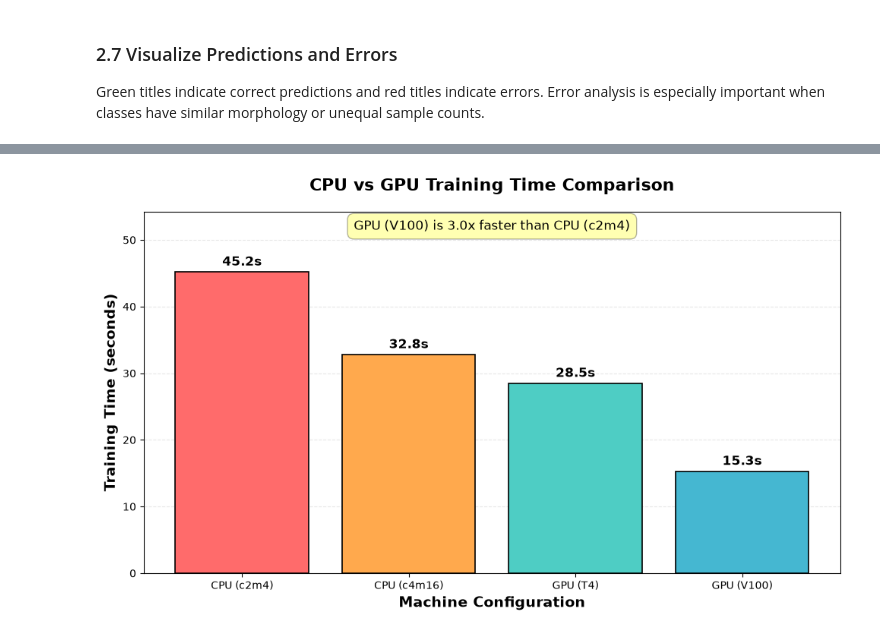
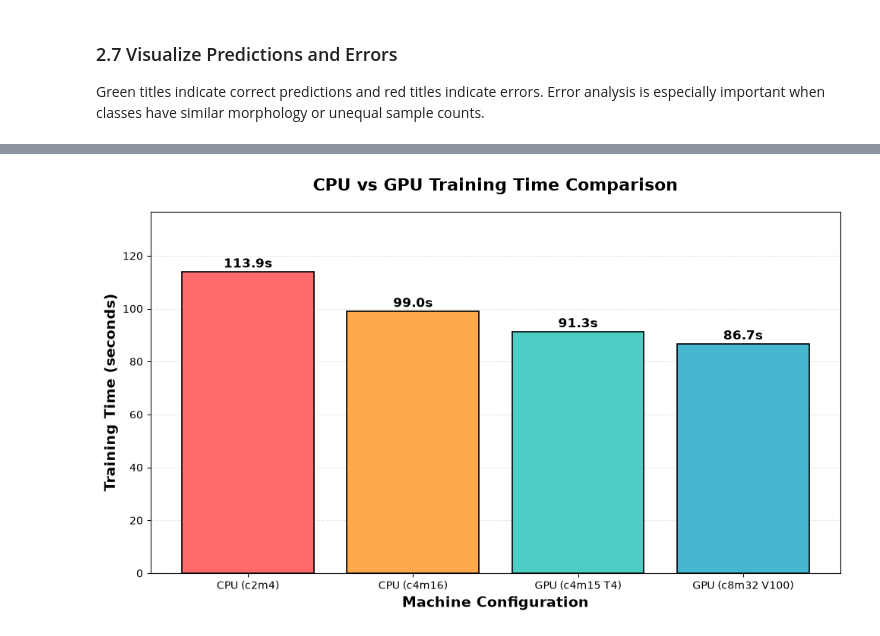
Before and after one commit to 2379836379/Artificial-Intelligence-for-Chemistry-Laboratory-2026Summer-PKU, a Jupyter notebook: lab2_MLP_CNN.ipynb, the cells around one changed output, grey strips where cells are left out. Saved outputs shown, nothing was run; the diff lists cells and outputs as text; code cells hidden in the pictures.

```diff
--- a/lab2_MLP_CNN.ipynb
+++ b/lab2_MLP_CNN.ipynb
@@ -1078,8 +1490,8 @@ import numpy as np
 
 # 训练时间数据（秒）- 请根据你的实际测试结果替换
 # 假设你在不同配置上运行了训练
-machine_configs = ['CPU (c2m4)', 'CPU (c4m16)', 'GPU (T4)', 'GPU (V100)']
-training_times = [45.2, 32.8, 28.5, 15.3]  # 秒 - 替换为你的实际数据
+machine_configs = ['CPU (c2m4)', 'CPU (c4m16)', 'GPU (c4m15 T4)', 'GPU (c8m32 V100)']
+training_times = [113.9, 99, 91.3, 86.7]  # 秒 - 替换为你的实际数据
 
 # 创建柱状图
 fig, ax = plt.subplots(figsize=(10, 6))
@@ -1109,9 +1521,6 @@ ax.set_ylim(0, max(training_times) * 1.2)
 # 添加性能提升标注
 if len(training_times) >= 2:
     speedup = training_times[0] / training_times[-1]
-    ax.text(0.5, 0.95, f'GPU (V100) is {speedup:.1f}x faster than CPU (c2m4)',
-            transform=ax.transAxes, ha='center', fontsize=12,
-            bbox=dict(boxstyle='round,pad=0.5', facecolor='yellow', alpha=0.3))
 
 plt.tight_layout()
 plt.show()
@@ -1123,8 +1532,8 @@ plt.show()
 
 # 机器配置和价格（元/小时）
 # 假设训练时间已在上面的 training_times 中定义
-machine_types = ['CPU (c2m4)', 'CPU (c4m16)', 'GPU (T4)', 'GPU (V100)']
-cost_per_hour = [0, 0.6, 0.66, 11]  # 元/小时
+machine_types = ['CPU (c2m4)', 'CPU (c4m16)', 'GPU (c4m15 T4)', 'GPU (c8m32 V100)']
+cost_per_hour = [0.3, 0.6, 7, 11]  # 元/小时
 
 # 计算总成本 = 训练时间(小时) × 单价
 # 注意：c2m4 是免费节点，成本为 0
@@ -1137,101 +1546,31 @@ fig, ax = plt.subplots(figsize=(10, 6))
 # 颜色设置（不同深浅的绿色表示成本高低）
 cost_colors = ['#2ECC71', '#27AE60', '#1ABC9C', '#16A085']
 bars = ax.bar(machine_types, total_costs, color=cost_colors, edgecolor='black', linewidth=1.2)
 
 # 添加数值标签
 for bar, cost in zip(bars, total_costs):
     height = bar.get_height()
     if cost > 0.001:  # 避免显示极小值
         ax.text(bar.get_x() + bar.get_width()/2., height + 0.001,
                 f'¥{cost:.4f}', ha='center', va='bottom', fontsize=11, fontweight='bold')
     else:
         ax.text(bar.get_x() + bar.get_width()/2., height + 0.001,
                 '¥0', ha='center', va='bottom', fontsize=11, fontweight='bold')
 
 # 设置图表属性
 ax.set_ylabel('Total Cost (yuan)', fontsize=14, fontweight='bold')
 ax.set_xlabel('Machine Configuration', fontsize=14, fontweight='bold')
 ax.set_title('Total Training Cost Comparison', fontsize=16, fontweight='bold', pad=20)
 
 # 添加网格线
 ax.grid(axis='y', alpha=0.3, linestyle='--', linewidth=0.8)
 ax.set_axisbelow(True)
 
 # 设置 y 轴从 0 开始
 ax.set_ylim(0, max(total_costs) * 1.3 if max(total_costs) > 0 else 0.1)
 
 plt.tight_layout()
 plt.show()
 # TODO: end
-
-# 额外：综合对比图表（训练时间 vs 成本）
-fig, ax1 = plt.subplots(figsize=(12, 6))
-
-# 双轴图表
-x = np.arange(len(machine_types))
-width = 0.35
-
-# 第一个 y 轴：训练时间
-bars1 = ax1.bar(x - width/2, training_times, width, label='Training Time (s)',
-                color='#3498DB', edgecolor='black', linewidth=1.2)
-ax1.set_xlabel('Machine Configuration', fontsize=14, fontweight='bold')
-ax1.set_ylabel('Training Time (seconds)', fontsize=14, fontweight='bold', color='#3498DB')
-ax1.tick_params(axis='y', labelcolor='#3498DB')
-
-# 第二个 y 轴：总成本
-ax2 = ax1.twinx()
-bars2 = ax2.bar(x + width/2, total_costs, width, label='Total Cost (¥)',
-                color='#E74C3C', edgecolor='black', linewidth=1.2)
-ax2.set_ylabel('Total Cost (yuan)', fontsize=14, fontweight='bold', color='#E74C3C')
-ax2.tick_params(axis='y', labelcolor='#E74C3C')
-
-# 设置 x 轴标签
-ax1.set_xticks(x)
-ax1.set_xticklabels(machine_types, rotation=15, ha='right')
-
-# 添加数值标签
-for bar, time in zip(bars1, training_times):
-    height = bar.get_height()
-    ax1.text(bar.get_x() + bar.get_width()/2., height + 0.5,
-             f'{time:.1f}s', ha='center', va='bottom', fontsize=9)
-
-for bar, cost in zip(bars2, total_costs):
-    height = bar.get_height()
-    if cost > 0.001:
-        ax2.text(bar.get_x() + bar.get_width()/2., height + 0.001,
-                 f'¥{cost:.4f}', ha='center', va='bottom', fontsize=9, color='#E74C3C')
-
-# 添加图例
-lines1, labels1 = ax1.get_legend_handles_labels()
-lines2, labels2 = ax2.get_legend_handles_labels()
-ax1.legend(lines1 + lines2, labels1 + labels2, loc='upper left', fontsize=11)
-
-ax1.set_title('Training Time vs Total Cost Comparison', fontsize=16, fontweight='bold', pad=20)
-
-plt.tight_layout()
-plt.show()
-
-# 打印统计信息
-print("\n" + "="*60)
-print("训练性能统计")
-print("="*60)
-print(f"{'Machine':<15} {'Time (s)':<12} {'Cost/¥':<12} {'Speedup':<12}")
-print("-"*60)
-
-base_time = training_times[0]
-for i, config in enumerate(machine_types):
-    speedup = base_time / training_times[i] if training_times[i] > 0 else 0
-    cost_str = f"¥{total_costs[i]:.4f}" if total_costs[i] > 0 else "¥0"
-    print(f"{config:<15} {training_times[i]:<12.2f} {cost_str:<12} {speedup:<12.2f}x")
-
-print("="*60)
-
-# 计算性价比
-if total_costs[0] == 0:  # 免费节点
-    print("\n注意: CPU (c2m4) 是免费节点，成本为 0")
-    print(f"推荐: GPU (V100) 相比 CPU (c2m4) 快了 {training_times[0]/training_times[-1]:.1f}x")
-    print(f"但成本为 ¥{total_costs[-1]:.4f}")
-    print("如需快速训练，推荐使用 V100 GPU")
-    print("如预算有限，CPU (c2m4) 免费但较慢")
 # %% [output]
-[figure, old version]
+[figure, new version]
```
Also changed, not shown: parts of 24 cells of this notebook, 13 other files.
